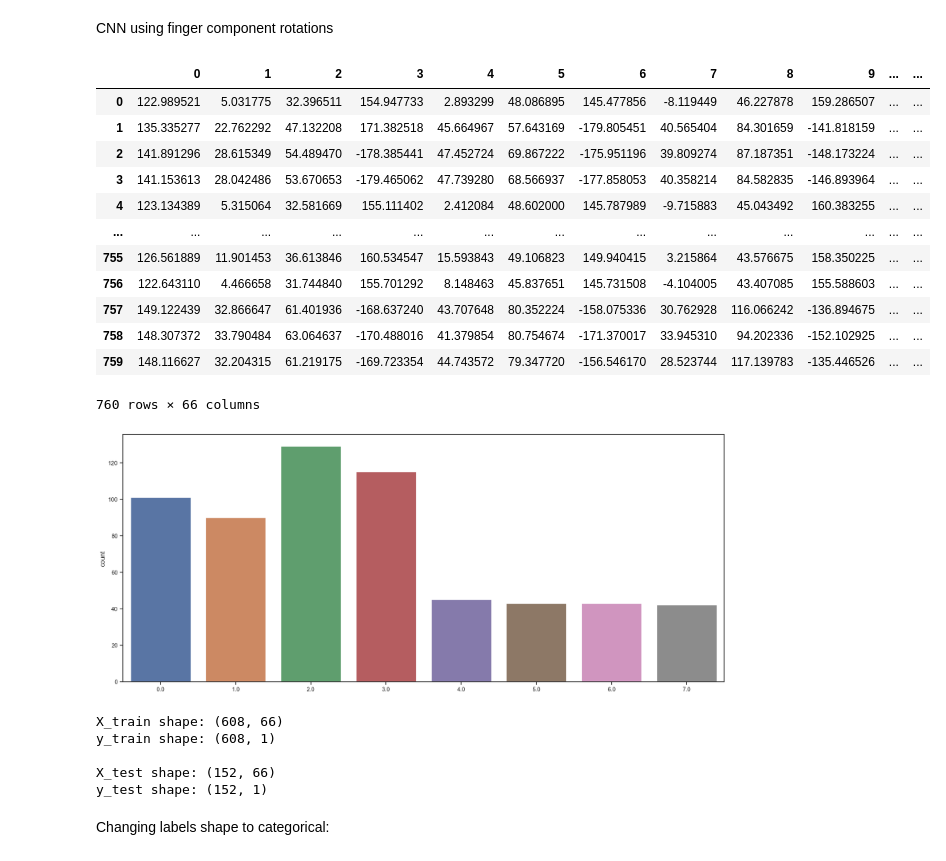
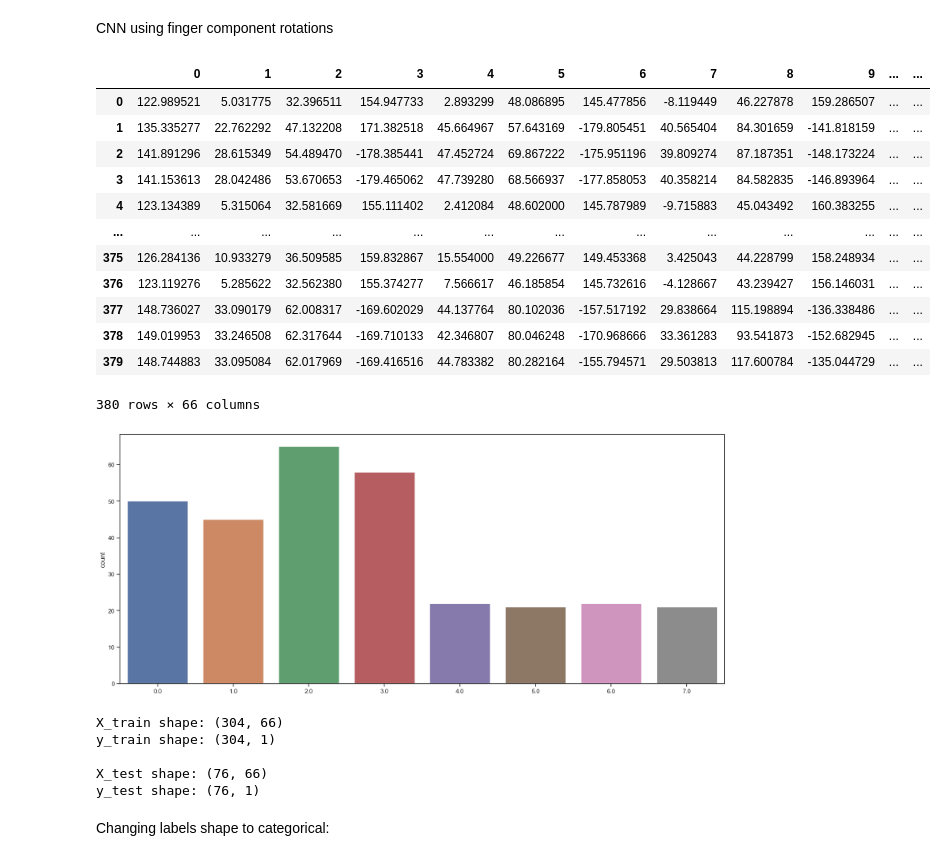
Before and after one commit to lukshis/deep-learning-tests, a Jupyter notebook: CNN_HandPoseDetection_comp_rot.ipynb, the cells around one changed output. Cells and saved outputs as stored; diff of their text form; code cells hidden in the pictures.

```diff
--- a/CNN_HandPoseDetection_comp_rot.ipynb
+++ b/CNN_HandPoseDetection_comp_rot.ipynb
@@ -51,24 +51,24 @@ def AugmentData(data):
     return full_data
 # %%
 path = "./data/"
-labels, data = GetData(path=path, augment=True)
+labels, data = GetData(path=path, augment=False)
 
 df = pd.DataFrame(data) # for visualising
 df
 # %% [output]
 |  | 0 | 1 | 2 | 3 | 4 | 5 | 6 | 7 | 8 | 9 | ... | ... |
 | 0 | 122.989521 | 5.031775 | 32.396511 | 154.947733 | 2.893299 | 48.086895 | 145.477856 | -8.119449 | 46.227878 | 159.286507 | ... | ... |
 | 1 | 135.335277 | 22.762292 | 47.132208 | 171.382518 | 45.664967 | 57.643169 | -179.805451 | 40.565404 | 84.301659 | -141.818159 | ... | ... |
 | 2 | 141.891296 | 28.615349 | 54.489470 | -178.385441 | 47.452724 | 69.867222 | -175.951196 | 39.809274 | 87.187351 | -148.173224 | ... | ... |
 | 3 | 141.153613 | 28.042486 | 53.670653 | -179.465062 | 47.739280 | 68.566937 | -177.858053 | 40.358214 | 84.582835 | -146.893964 | ... | ... |
 | 4 | 123.134389 | 5.315064 | 32.581669 | 155.111402 | 2.412084 | 48.602000 | 145.787989 | -9.715883 | 45.043492 | 160.383255 | ... | ... |
 | ... | ... | ... | ... | ... | ... | ... | ... | ... | ... | ... | ... | ... |
-| 755 | 126.561889 | 11.901453 | 36.613846 | 160.534547 | 15.593843 | 49.106823 | 149.940415 | 3.215864 | 43.576675 | 158.350225 | ... | ... |
-| 756 | 122.643110 | 4.466658 | 31.744840 | 155.701292 | 8.148463 | 45.837651 | 145.731508 | -4.104005 | 43.407085 | 155.588603 | ... | ... |
-| 757 | 149.122439 | 32.866647 | 61.401936 | -168.637240 | 43.707648 | 80.352224 | -158.075336 | 30.762928 | 116.066242 | -136.894675 | ... | ... |
-| 758 | 148.307372 | 33.790484 | 63.064637 | -170.488016 | 41.379854 | 80.754674 | -171.370017 | 33.945310 | 94.202336 | -152.102925 | ... | ... |
-| 759 | 148.116627 | 32.204315 | 61.219175 | -169.723354 | 44.743572 | 79.347720 | -156.546170 | 28.523744 | 117.139783 | -135.446526 | ... | ... |
+| 375 | 126.284136 | 10.933279 | 36.509585 | 159.832867 | 15.554000 | 49.226677 | 149.453368 | 3.425043 | 44.228799 | 158.248934 | ... | ... |
+| 376 | 123.119276 | 5.285622 | 32.562380 | 155.374277 | 7.566617 | 46.185854 | 145.732616 | -4.128667 | 43.239427 | 156.146031 | ... | ... |
+| 377 | 148.736027 | 33.090179 | 62.008317 | -169.602029 | 44.137764 | 80.102036 | -157.517192 | 29.838664 | 115.198894 | -136.338486 | ... | ... |
+| 378 | 149.019953 | 33.246508 | 62.317644 | -169.710133 | 42.346807 | 80.046248 | -170.968666 | 33.361283 | 93.541873 | -152.682945 | ... | ... |
+| 379 | 148.744883 | 33.095084 | 62.017969 | -169.416516 | 44.783382 | 80.282164 | -155.794571 | 29.503813 | 117.600784 | -135.044729 | ... | ... |
-760 rows × 66 columns
+380 rows × 66 columns
 # %%
 from sklearn.model_selection import train_test_split
 X_train, X_test, y_train, y_test = train_test_split(data, labels, test_size=0.2, random_state=2, stratify=labels)
@@ -77,7 +77,7 @@ sns.set(rc={'figure.figsize':(20,8.27)})
 sns.set_style("ticks")
 _ = sns.countplot(x=y_train.reshape(-1))
 # %% [output]
-[figure, old version]
+[figure, new version]
 # %%
 print("X_train shape: {}".format(X_train.shape))
 print("y_train shape: {}".format(y_train.shape))
@@ -85,11 +85,11 @@ print("")
 print("X_test shape: {}".format(X_test.shape))
 print("y_test shape: {}".format(y_test.shape))
 # %% [output]
-X_train shape: (608, 66)
-y_train shape: (608, 1)
+X_train shape: (304, 66)
+y_train shape: (304, 1)
 
-X_test shape: (152, 66)
-y_test shape: (152, 1)
+X_test shape: (76, 66)
+y_test shape: (76, 1)
 # %% [markdown]
 Changing labels shape to categorical:
 # %%
```
Also changed, not shown: parts of 8 cells of this notebook, 6 other files.
